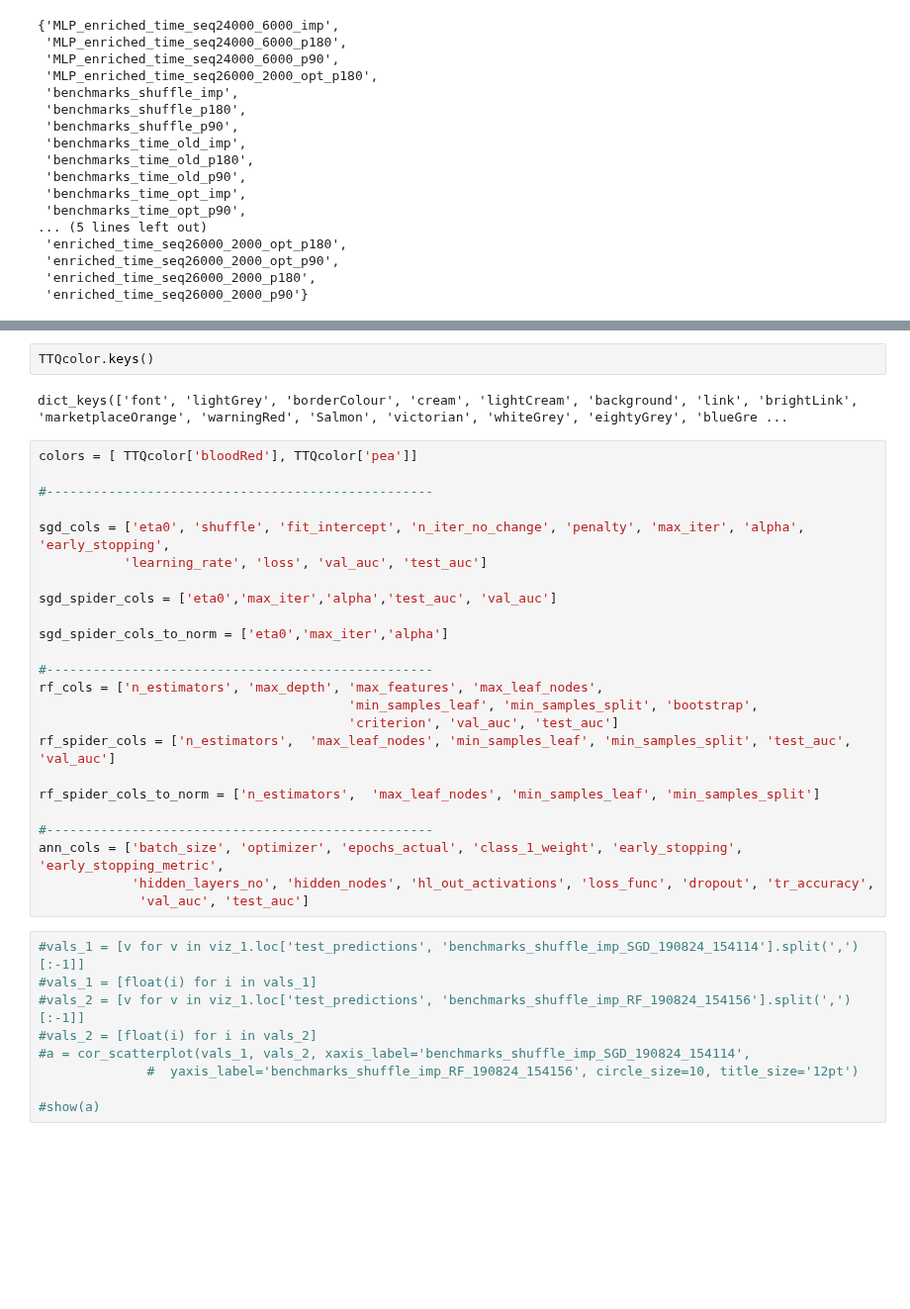
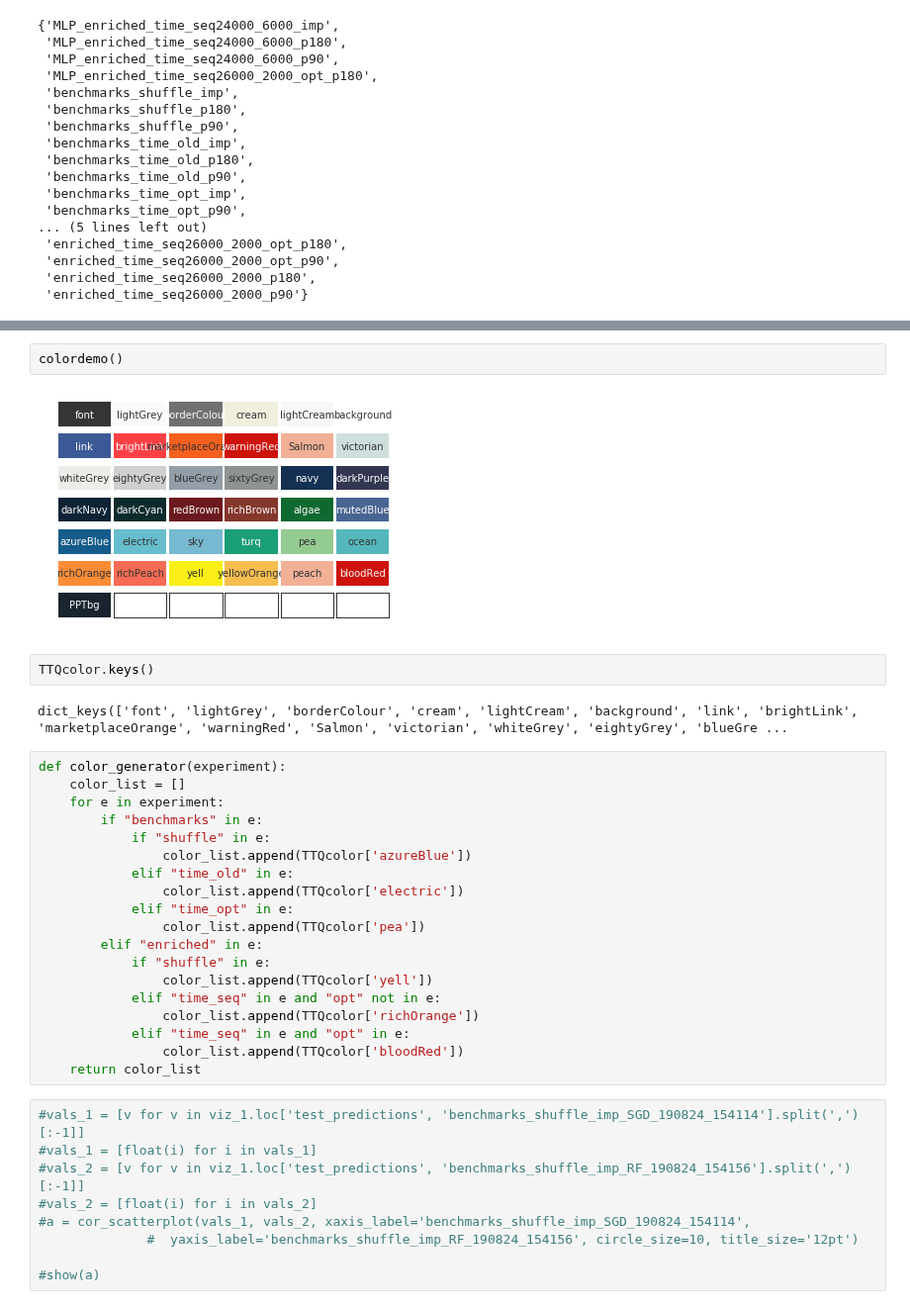
Before and after one commit to davidemariani/networkAnalysisForML, a Jupyter notebook: performance_visualization_same_model_from_more_exps.ipynb, the cells around one changed output, grey strips where cells are left out. Shown at 99% size. Cells and saved outputs as stored; diff of their text form; blank space fills up the shorter version.

Commit message:
improvements in visualisation utils

```diff
--- a/performance_visualization_same_model_from_more_exps.ipynb
+++ b/performance_visualization_same_model_from_more_exps.ipynb
@@ -45,31 +85,30 @@ expnames
+# %%
+colordemo()
+# %% [output]
+[figure, added]
 # %%
 TTQcolor.keys()
 # %% [output]
 dict_keys(['font', 'lightGrey', 'borderColour', 'cream', 'lightCream', 'background', 'link', 'brightLink', 'marketplaceOrange', 'warningRed', 'Salmon', 'victorian', 'whiteGrey', 'eightyGrey', 'blueGre ...
-# %%
-colors = [ TTQcolor['bloodRed'], TTQcolor['pea']]
-
-#--------------------------------------------------
-
-sgd_cols = ['eta0', 'shuffle', 'fit_intercept', 'n_iter_no_change', 'penalty', 'max_iter', 'alpha', 'early_stopping',
-           'learning_rate', 'loss', 'val_auc', 'test_auc']
-
-sgd_spider_cols = ['eta0','max_iter','alpha','test_auc', 'val_auc']
-
-sgd_spider_cols_to_norm = ['eta0','max_iter','alpha']
-
-#--------------------------------------------------
-rf_cols = ['n_estimators', 'max_depth', 'max_features', 'max_leaf_nodes',
-                                        'min_samples_leaf', 'min_samples_split', 'bootstrap',
-                                        'criterion', 'val_auc', 'test_auc']
-rf_spider_cols = ['n_estimators',  'max_leaf_nodes', 'min_samples_leaf', 'min_samples_split', 'test_auc', 'val_auc']
-
-rf_spider_cols_to_norm = ['n_estimators',  'max_leaf_nodes', 'min_samples_leaf', 'min_samples_split']
-
-#--------------------------------------------------
-ann_cols = ['batch_size', 'optimizer', 'epochs_actual', 'class_1_weight', 'early_stopping', 'early_stopping_metric',
-            'hidden_layers_no', 'hidden_nodes', 'hl_out_activations', 'loss_func', 'dropout', 'tr_accuracy',
-             'val_auc', 'test_auc']
+# %%
+def color_generator(experiment):
+    color_list = []
+    for e in experiment:
+        if "benchmarks" in e:
+            if "shuffle" in e:
+                color_list.append(TTQcolor['azureBlue'])
+            elif "time_old" in e:
+                color_list.append(TTQcolor['electric'])
+            elif "time_opt" in e:
+                color_list.append(TTQcolor['pea'])
+        elif "enriched" in e:
+            if "shuffle" in e:
+                color_list.append(TTQcolor['yell'])
+            elif "time_seq" in e and "opt" not in e:
+                color_list.append(TTQcolor['richOrange'])
+            elif "time_seq" in e and "opt" in e:
+                color_list.append(TTQcolor['bloodRed'])
+    return color_list
 # %%
 #vals_1 = [v for v in viz_1.loc['test_predictions', 'benchmarks_shuffle_imp_SGD_190824_154114'].split(',')[:-1]]
 #vals_1 = [float(i) for i in vals_1]
```
Also changed, not shown: parts of 5 cells of this notebook, 1 other file.
